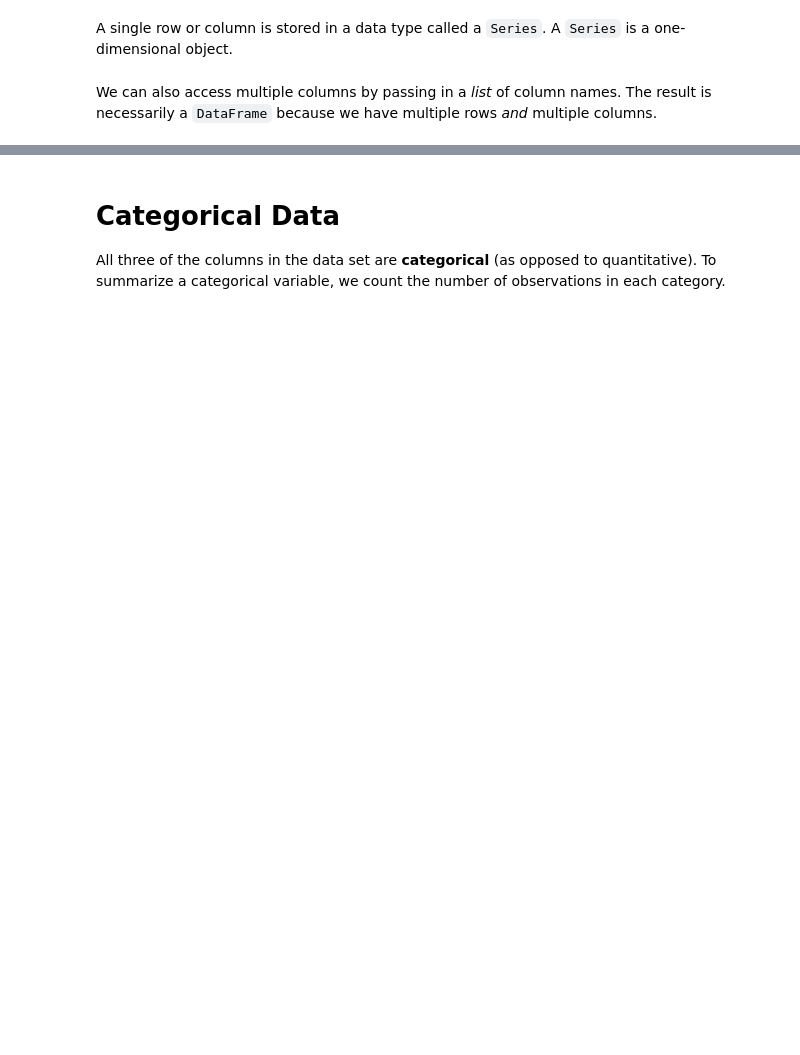
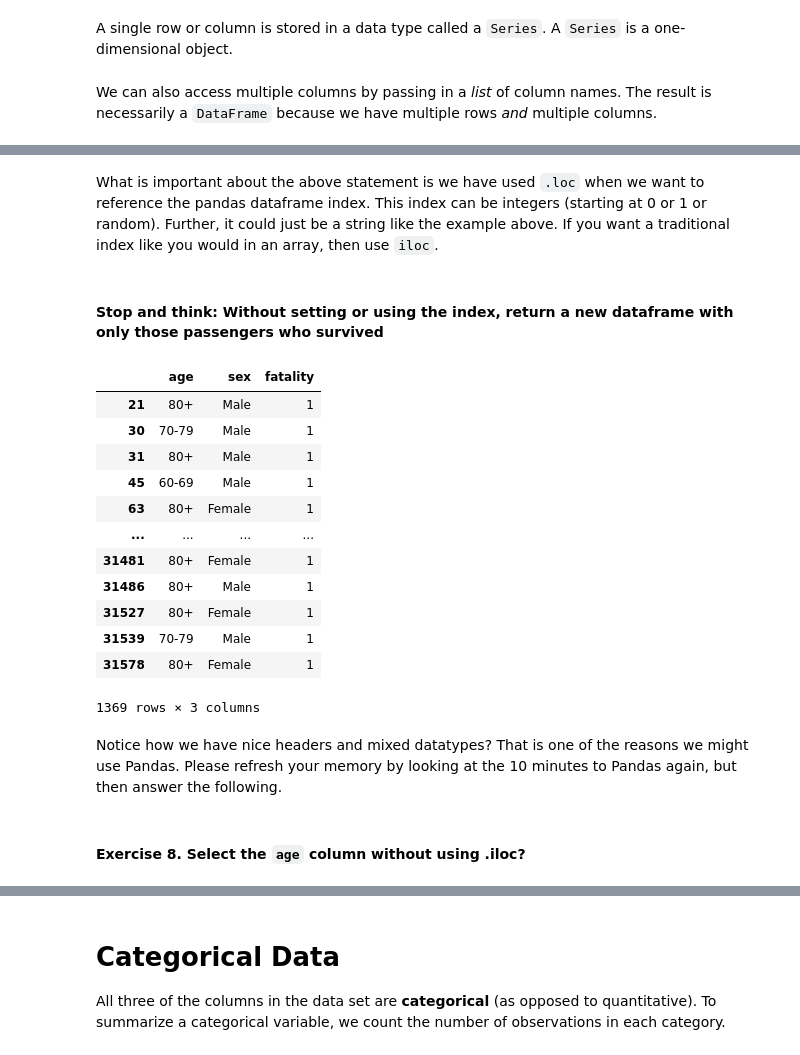
Before and after one commit to csc-466-summer-2022/csc-466-student, a Jupyter notebook: labs/Lab0.ipynb, the cells around one changed output, grey strips where cells are left out. Drawn from its saved outputs; the diff is of its cells as text; code cells hidden in the pictures; blank space fills up the shorter version.

```diff
--- a/labs/Lab0.ipynb
+++ b/labs/Lab0.ipynb
@@ -26,0 +394,24 @@ portugal_data[["sex", "age"]]
+# %% [markdown]
+What is important about the above statement is we have used ``.loc`` when we want to reference the pandas dataframe index. This index can be integers (starting at 0 or 1 or random). Further, it could just be a string like the example above. If you want a traditional index like you would in an array, then use ``iloc``.
+# %% [markdown]
+#### Stop and think: Without setting or using the index, return a new dataframe with only those passengers who survived
+# %%
+portugal_data.iloc[inxs]
+# %% [output]
+|  | age | sex | fatality |
+| 21 | 80+ | Male | 1 |
+| 30 | 70-79 | Male | 1 |
+| 31 | 80+ | Male | 1 |
+| 45 | 60-69 | Male | 1 |
+| 63 | 80+ | Female | 1 |
+| ... | ... | ... | ... |
+| 31481 | 80+ | Female | 1 |
+| 31486 | 80+ | Male | 1 |
+| 31527 | 80+ | Female | 1 |
+| 31539 | 70-79 | Male | 1 |
+| 31578 | 80+ | Female | 1 |
+1369 rows × 3 columns
+# %% [markdown]
+Notice how we have nice headers and mixed datatypes? That is one of the reasons we might use Pandas. Please refresh your memory by looking at the 10 minutes to Pandas again, but then answer the following.
+# %% [markdown]
+#### Exercise 8. Select the ``age`` column without using .iloc?
```
Also changed, not shown: parts of 91 cells of this notebook, 28 other files.
